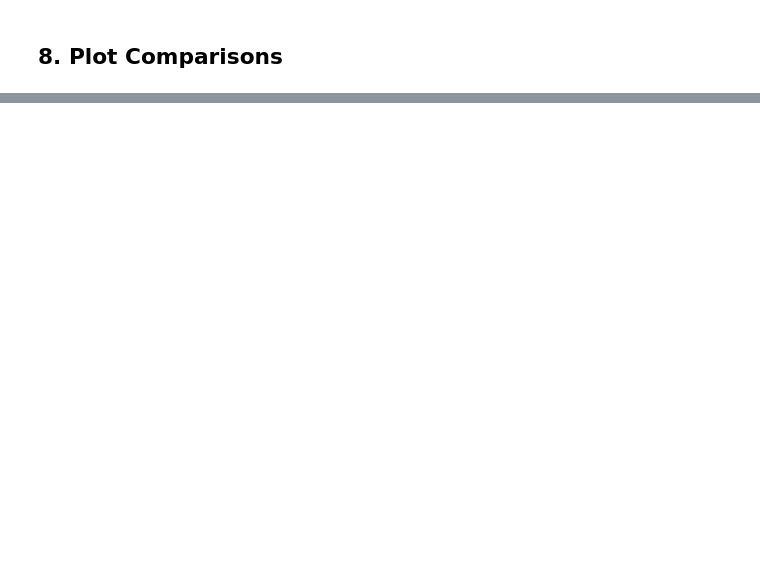
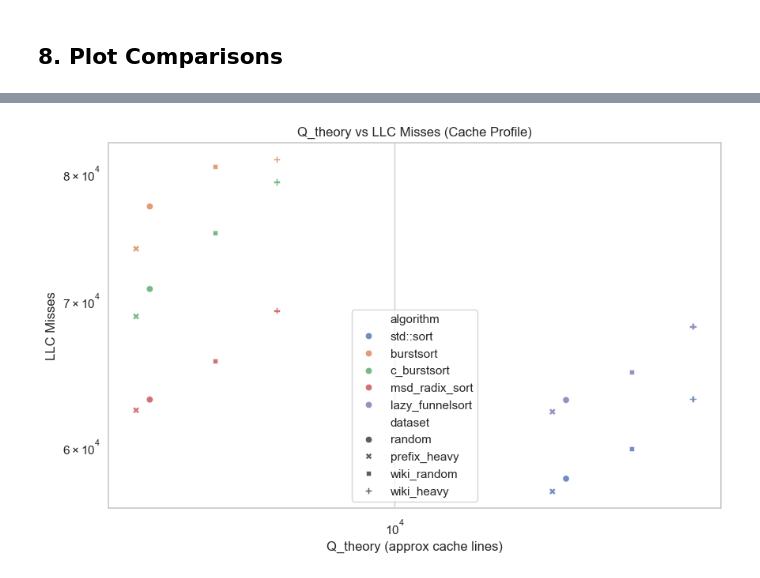
Before and after one commit to Harshit-Lalwani/AlgoEngineering, a Jupyter notebook: Analysis/cache_aware_string_sorting.ipynb, the cells around one changed output, grey strips where cells are left out. Cells and saved outputs as stored; diff of their text form; code cells hidden in the pictures; blank space fills up the shorter version.

Commit message:
updated run_profiler + notebooks

```diff
--- a/Analysis/cache_aware_string_sorting.ipynb
+++ b/Analysis/cache_aware_string_sorting.ipynb
@@ -71,0 +166,12 @@ plt.show()
+# %%
+plt.figure(figsize=(10, 6))
+miss_df = cache_df.dropna(subset=["Q_theory", "lld_misses"])
+sns.scatterplot(data=miss_df, x="Q_theory", y="lld_misses", hue="algorithm", style="dataset", alpha=0.8)
+plt.xscale("log")
+plt.yscale("log")
+plt.title("Q_theory vs LLC Misses (Cache Profile)")
+plt.xlabel("Q_theory (approx cache lines)")
+plt.ylabel("LLC Misses")
+plt.show()
+# %% [output]
+[figure, added]
```
Also changed, not shown: parts of 11 cells of this notebook, 8 other files.
